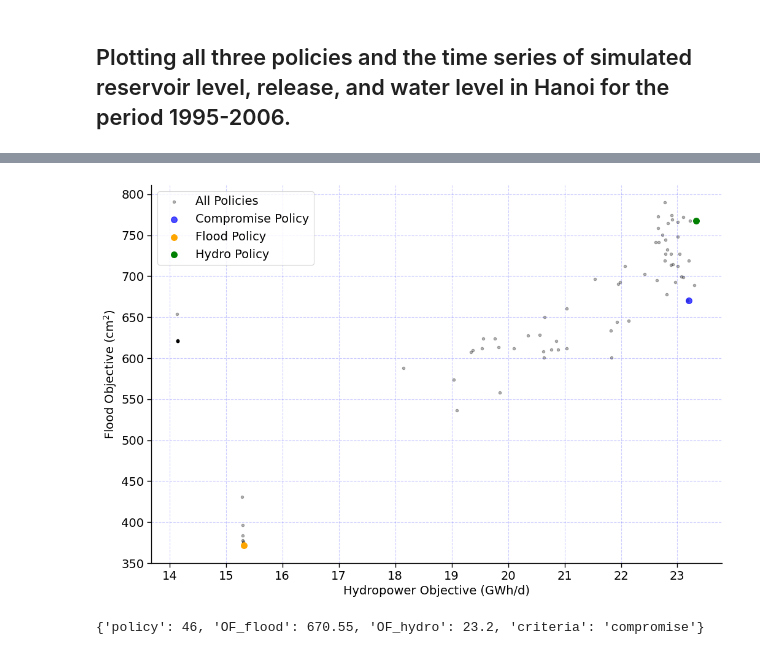
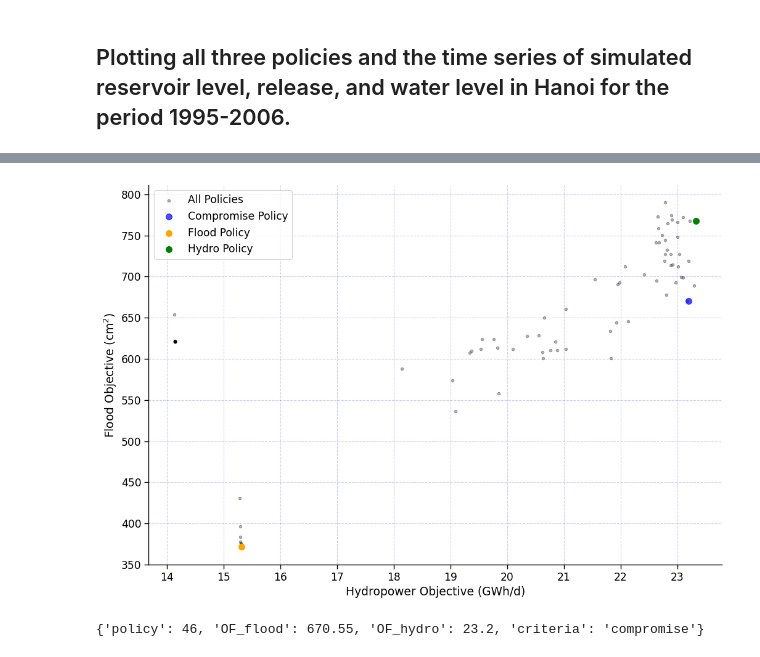
Before and after one commit to CooperBigFoot/optimal-wat-allocation, a Jupyter notebook: code/eda.ipynb, the cells around one changed output, grey strips where cells are left out. Drawn from its saved outputs; the diff is of its cells as text; code cells hidden in the pictures.

Commit message:
add consistent styling

```diff
--- a/code/eda.ipynb
+++ b/code/eda.ipynb
@@ -23,15 +23,9 @@ from dotenv import load_dotenv
 
 import warnings
 warnings.filterwarnings("ignore")
-# %%
-# Set consistent font sizes for all plots
-sns.set_context("paper", font_scale=1.4)
-plt.rc("font", size=11)  # Default font size
-plt.rc("axes", titlesize=11)  # Title font size
-plt.rc("axes", labelsize=11)  # Axes labels font size
-plt.rc("xtick", labelsize=11)  # X-tick labels font size
-plt.rc("ytick", labelsize=11)  # Y-tick labels font size
-plt.rc("legend", fontsize=11)  # Legend font size
+# %%
+sns.set_context("paper", font_scale=1.4)
+plt.rcParams['figure.figsize'] = [12, 8]
 # %% [markdown]
 # Current performance quantification
 ## Setting up the model
@@ -229,27 +223,26 @@ plot_policy_ts(
 # %%
 df = pd.read_csv('/Users/cooper/Desktop/optimal-wat-allocation/84_policies/policy_summary.csv')
 
 df = df.iloc[:,-2:].reset_index(drop=True)
 
 output_destination = "/Users/cooper/Desktop/optimal-wat-allocation/images/compromise_flood_hydro_policies_scatter.png"
 
-plt.figure(figsize=(12, 8))
 plt.scatter(df['Hydropower Objective'], df['Flood Objective'], c='black', s=10, alpha=0.3, label='All Policies')
 plt.scatter(compromise['OF_hydro'], compromise['OF_flood'], c='#0000FF', s=50, label='Compromise Policy', alpha=0.7)
 plt.scatter(flood['OF_hydro'], flood['OF_flood'], c='orange', s=50, label='Flood Policy')
 plt.scatter(hydro['OF_hydro'], hydro['OF_flood'], c='green', s=50, label='Hydro Policy')
 plt.xlabel('Hydropower Objective (GWh/d)')
 plt.ylabel('Flood Objective (cm$^2$)')
 sns.despine()
 plt.legend()
 plt.grid(alpha=0.2, linestyle="--", color="#0000FF")
 
 plt.xticks(range(14, 24, 1))
 plt.yticks(range(350, 850, 50))
 plt.savefig(output_destination, bbox_inches='tight', dpi=300)
 plt.show()
 # %% [output]
-[figure, old version]
+[figure, new version]
 # %%
 compromise
 # %% [output]
```
Also changed, not shown: parts of 6 cells of this notebook, 1 other file.
